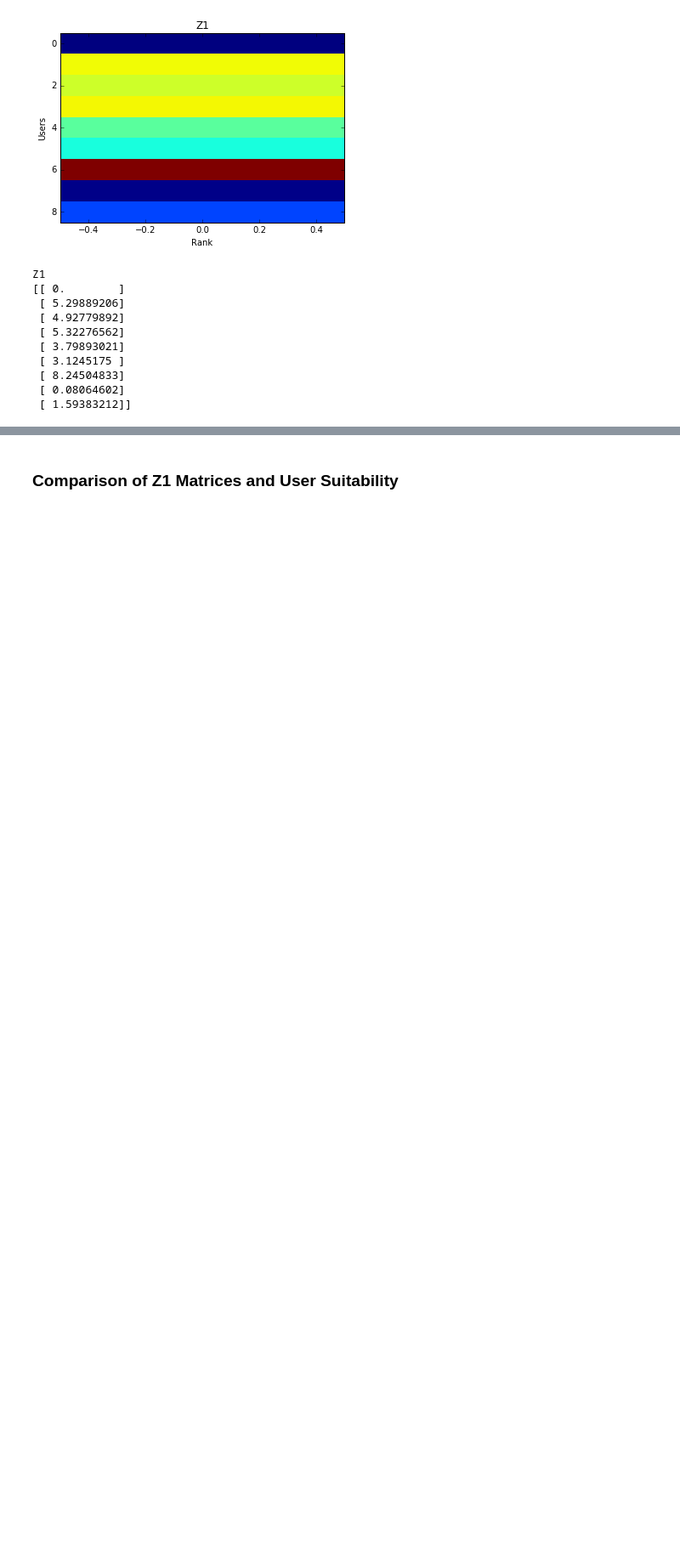
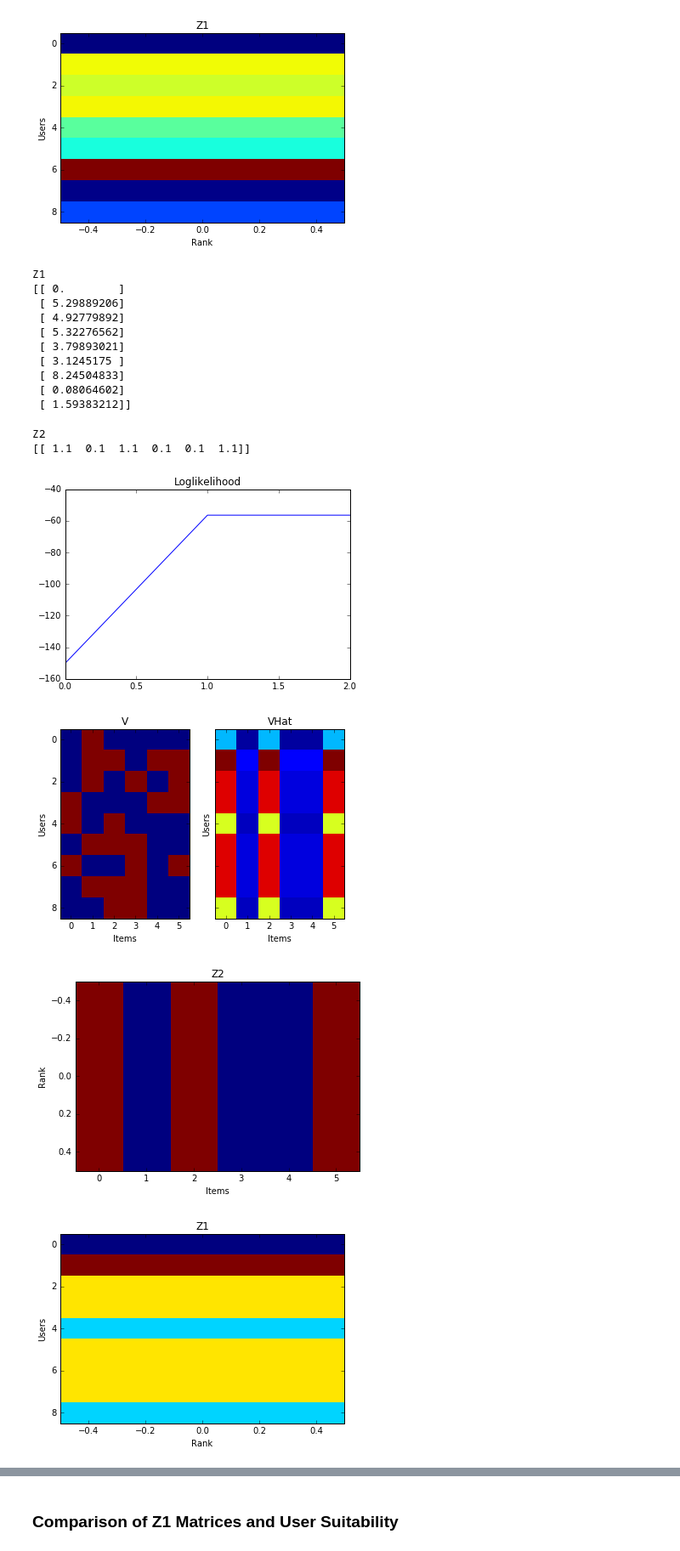
Before and after one commit to koptagel/temporary, a Jupyter notebook: NMF.ipynb, the cells around one changed output, grey strips where cells are left out. Shown: that part at 85% size. Drawn from its saved outputs; the diff is of its cells as text; code cells hidden in the pictures; blank space fills up the shorter version.

```diff
--- a/NMF.ipynb
+++ b/NMF.ipynb
@@ -207,3 +205,59 @@ Z1
  [ 8.24504833]
  [ 0.08064602]
  [ 1.59383212]]
+# %%
+np.random.seed(123)
+
+s1 = 9
+s2 = 6
+rank = 1
+
+V = np.random.randint(2, size=(s1, s2))
+
+Z2 = np.random.randint(2, size=(rank, s2))
+Z2 = Z2 + 0.1 * np.ones((rank,s2))
+
+print("Z2")
+print(Z2)
+
+maxIter = 3
+VHat, errors, Z2, Z1 = nmf(V,Z2, maxIter, rank)
+ex3Z1 = Z1
+# %% [output]
+Z2
+[[ 1.1  0.1  1.1  0.1  0.1  1.1]]
+# %%
+plt.plot(errors)
+plt.title('Loglikelihood')
+plt.show()
+
+f, (ax1, ax2) = plt.subplots(1, 2, sharey=True)
+ax1.imshow(V, aspect='auto', interpolation='nearest', vmin=0, vmax=1)
+ax1.set_title('V')
+ax1.set_ylabel('Users')
+ax1.set_xlabel('Items')
+ax2.imshow(VHat, aspect='auto', interpolation='nearest', vmin=0, vmax=1)
+ax2.set_title('VHat')
+ax2.set_ylabel('Users')
+ax2.set_xlabel('Items')
+plt.show()
+
+plt.imshow(Z2, aspect='auto', interpolation='nearest')
+plt.title('Z2')
+plt.ylabel('Rank')
+plt.xlabel('Items')
+plt.show()
+
+plt.imshow(Z1, aspect='auto', interpolation='nearest')
+plt.title('Z1')
+plt.ylabel('Users')
+plt.xlabel('Rank')
+plt.show()
+
+print("Z1")
+print(Z1)
+# %% [output]
+[figure, added]
+[figure, added]
+[figure, added]
+[figure, added]
```
Also changed, not shown: parts of 11 cells of this notebook, 3 other files.
